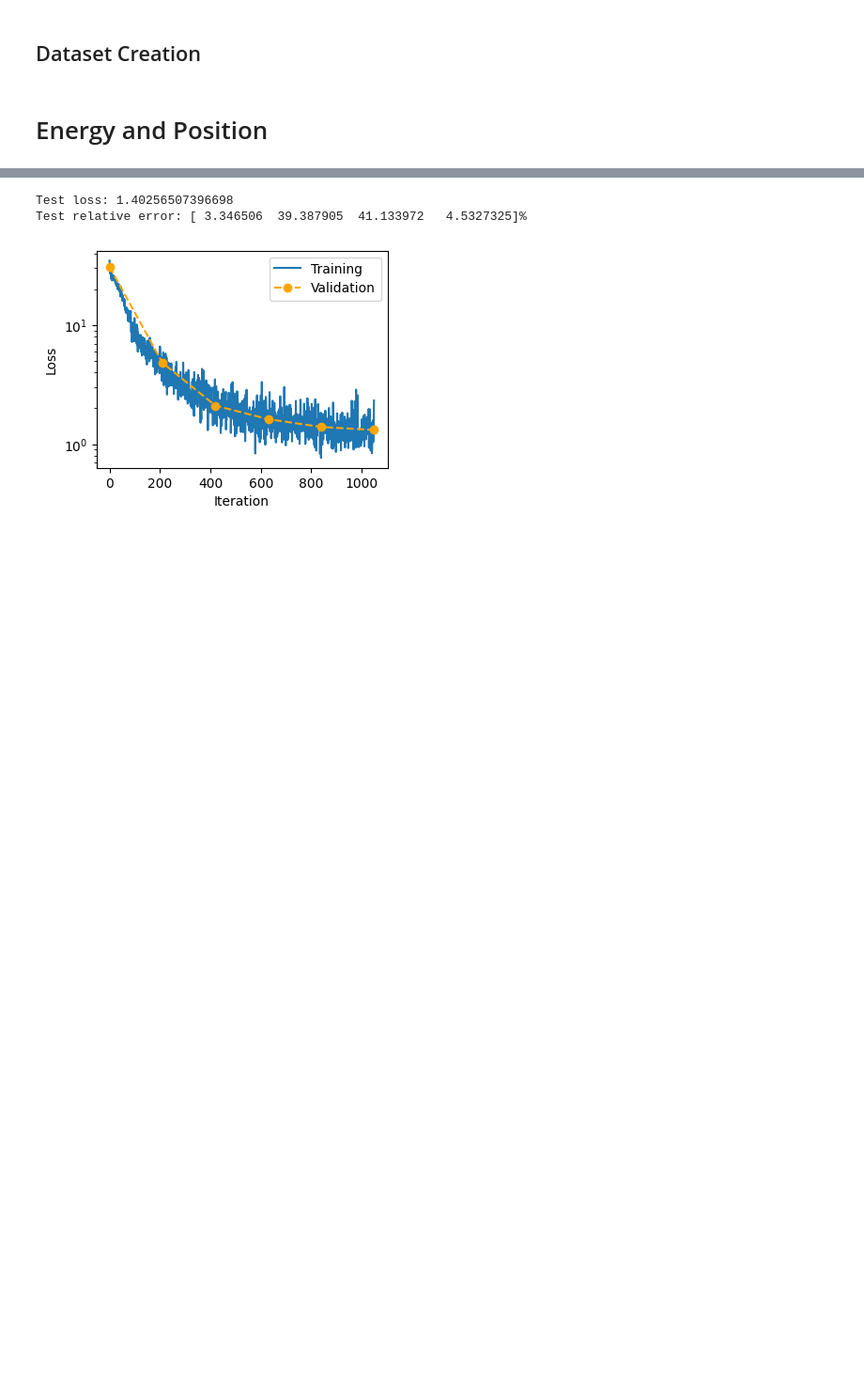
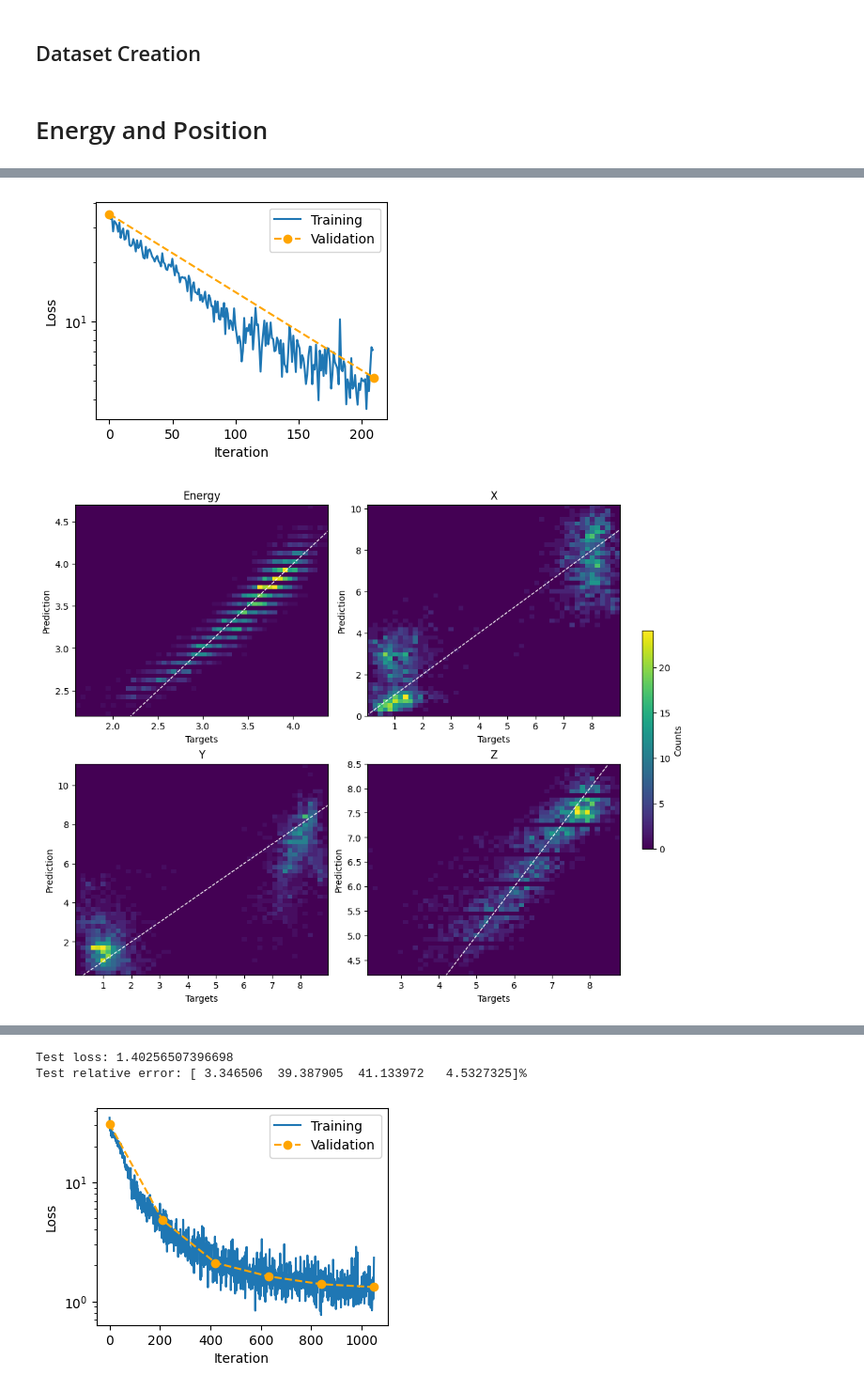
Before and after one commit to enlupi/SNN-Cal, a Jupyter notebook: SNN/SNN.ipynb, the cells around one changed output, grey strips where cells are left out. Shown at 94% size. Cells and saved outputs as stored; diff of their text form; code cells hidden in the pictures; blank space fills up the shorter version.

```diff
--- a/SNN/SNN.ipynb
+++ b/SNN/SNN.ipynb
@@ -140,11 +140,11 @@ def predict_spikefreq(output):
     prediction = output.sum(0).mean(1) # sum spikes across time and average over the population
     return prediction
 
-def absolute_distance(prediction, targets, relative: bool = True, transform: Callable = lambda *args, **kwargs: None):
-    prediction, targets = transform(prediction), transform(targets)
-    accuracy = torch.abs(targets - prediction)
+def absolute_distance(prediction, targets, relative: bool = True, transform: Callable = lambda *args, **kwargs: args[0]):
+    p, t = transform(prediction), transform(targets)
+    accuracy = torch.abs(t - p)
     if relative:
-        accuracy /= targets
+        accuracy /= t
     return accuracy
 
 def antitransform(x):
@@ -162,15 +162,16 @@ class Predictor():
             self.population_sizes = population_sizes
             return
         if isinstance(population_sizes, Iterable):
-            if all(isinstance(x, (int, np.int64)) for x in population_sizes) or\
-               all(isinstance(x, torch.Tensor) and x.dtype == torch.int64 for x in population_sizes):
-                self.population_sizes = population_sizes.tolist()
+            if isinstance(population_sizes, (np.ndarray, torch.Tensor)):
+                population_sizes = population_sizes.tolist()
+            if all(isinstance(x, int) for x in population_sizes):
+                self.population_sizes = population_sizes
                 return
         raise TypeError("Input must be an int or an iterable of int.")
 
 
     def _predict_singletask(self, output, targets, reduction: str = "mean"):
-        prediction = self.predict(output)
+        prediction = self.prediction_fn(output)
         accuracy = self.accuracy_fn(prediction, targets)
         if reduction == "mean":
             return prediction, torch.mean(accuracy, 0)
@@ -183,7 +184,7 @@ class Predictor():
     def __call__(self, output, targets, reduction: str = "mean"):
         #check if multiple task must be handled
         if len(targets.shape) == 1:
-            return self._predict_singletask(output, targets)
+            return self._predict_singletask(output, targets, reduction)
 
         # populations of different size
         if isinstance(self.population_sizes, (list, tuple)):
@@ -200,10 +201,10 @@ class Predictor():
             for i, _ in enumerate(self.population_sizes):
                 if reduction == "none":
                     prediction[:, i], accuracy[:, i] = \
-                        self._predict_singletask(output[chunks[i]:chunks[i+1]], targets[:, i])
+                        self._predict_singletask(output[chunks[i]:chunks[i+1]], targets[:, i], reduction)
                 else:
                     prediction[:, i], accuracy[i] = \
-                        self._predict_singletask(output[chunks[i]:chunks[i+1]], targets[:, i])
+                        self._predict_singletask(output[chunks[i]:chunks[i+1]], targets[:, i], reduction)
             return  prediction, accuracy
 
         # populations of the same size
@@ -211,7 +212,7 @@ class Predictor():
             output = output.reshape(output.shape[0], output.shape[1], self.population_sizes, -1)
             if output.shape[-1] != targets.shape[-1]:
                 raise ValueError("Number of populations must be equal to number of tasks!")
-        return self._predict_singletask(output, targets)
+        return self._predict_singletask(output, targets, reduction)
 # %% [markdown]
 ## Loss Function
 # %%
@@ -738,13 +538,13 @@ dataset.transform = lambda x: (x[0], ds.to_tensor_and_dtype([np.log10(x[1][0]),
 train_dataset, test_dataset, val_dataset = ds.build_loaders(dataset, (0.7, 0.15), shuffle=True, num_workers=0)
 # %%
 net_Epos_spk = Spiking_Net(net_desc_spikefreq, lambda x: spikegen_multi(x,4))
-Pred_Epos_spk = Predictor(predict_spikefreq, population_sizes=10)
+Pred_Epos_spk = Predictor(predict_spikefreq, absolute_distance, population_sizes=10)
 loss_Epos = multi_MSELoss(weights=torch.tensor([1,1,1,1]))
 opt_Epos_spk = torch.optim.Adam(net_Epos_spk.parameters(), lr=5e-4, betas=(0.9, 0.999))
 train_Epos_spk = Trainer(net_Epos_spk, loss_Epos, opt_Epos_spk, Pred_Epos_spk,
                     train_dataset, val_dataset, test_dataset)
 # %%
-num_epochs = 5
+num_epochs = 1
 train_Epos_spk.train(num_epochs)
 # %% [output]
 Epoch 0:
@@ -779,0 +560,6 @@ Validation Average Error = [0.03267198 0.42195252 0.47679758 0.04614713]
+# %%
+train_Epos_spk.predict.accuracy_fn = lambda p, t: absolute_distance(p, t, relative=True)
+train_Epos_spk.test("test")
+train_Epos_spk.predict.accuracy_fn = lambda p, t: distance(p, t, relative=False)
+train_Epos_spk.show_results(nbins=50, title=["Energy", "X", "Y", "Z"])
+# %% [output]
@@ -779,0 +568,2 @@ Validation Average Error = [0.03267198 0.42195252 0.47679758 0.04614713]
+[figure, added]
+[figure, added]
```
Also changed, not shown: parts of 8 cells of this notebook.
